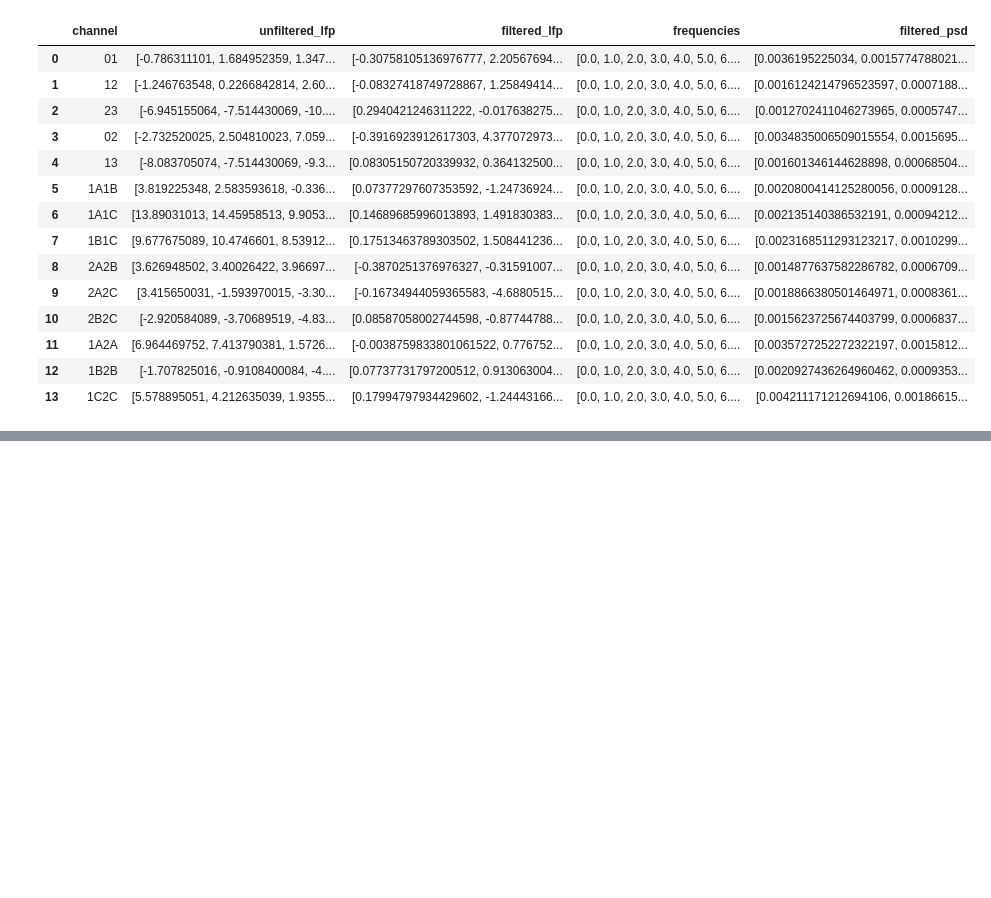
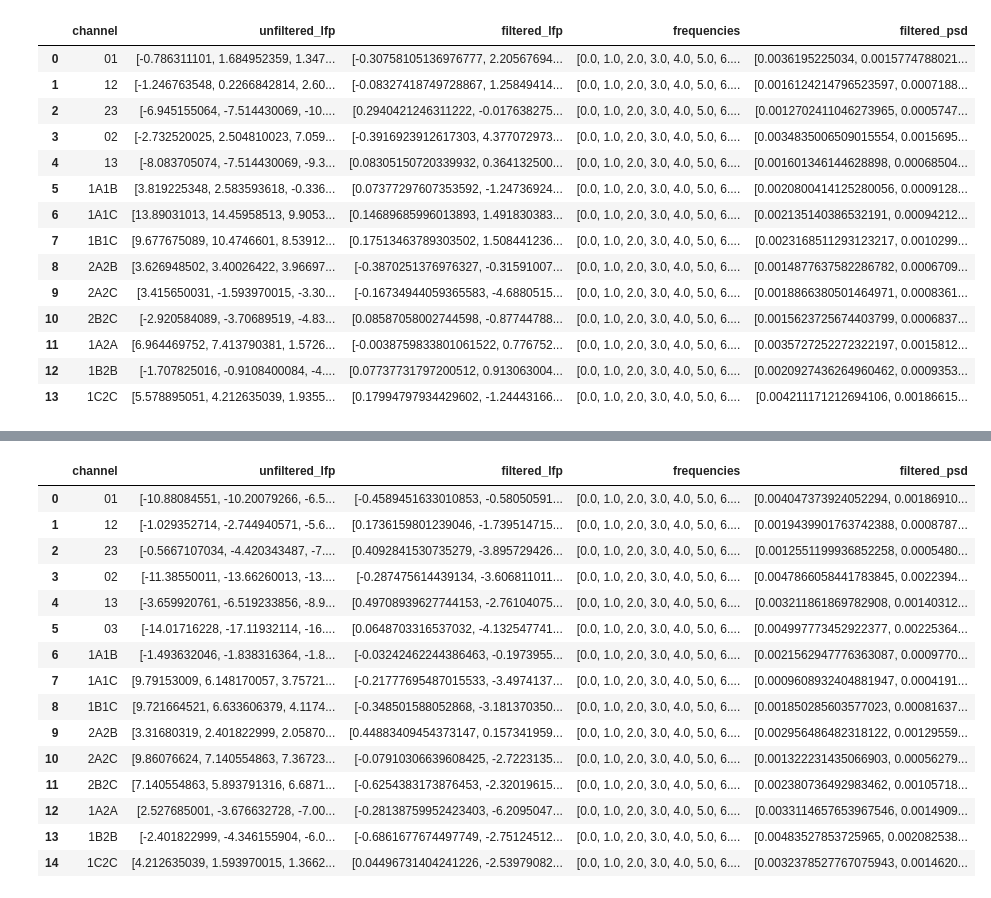
Before and after one commit to richardkoehler/Beta_profile, a Jupyter notebook: notebooks/1_beta_preprocessing.ipynb, the cells around one changed output, grey strips where cells are left out. Saved outputs shown, nothing was run; the diff lists cells and outputs as text; code cells hidden in the pictures; blank space fills up the shorter version.

```diff
--- a/notebooks/1_beta_preprocessing.ipynb
+++ b/notebooks/1_beta_preprocessing.ipynb
@@ -303,0 +368,30 @@ beta_profile[1]
+# %%
+import pickle
+
+# Specify the path to your .pkl file
+sub_path = io.check_or_create_sub_path(sub="019")
+file_path = os.path.join(sub_path, "time_series_and_power_details_sub-019_hem-Right_ses-fu3m_cond-m0s0.pkl")
+
+# Open the file and load the data
+with open(file_path, 'rb') as file:
+    data = pickle.load(file)
+
+# Now, data contains the contents of the .pkl file
+data
+# %% [output]
+|  | channel | unfiltered_lfp | filtered_lfp | frequencies | filtered_psd |
+| 0 | 01 | [-10.88084551, -10.20079266, -6.5... | [-0.4589451633010853, -0.58050591... | [0.0, 1.0, 2.0, 3.0, 4.0, 5.0, 6.... | [0.004047373924052294, 0.00186910... |
+| 1 | 12 | [-1.029352714, -2.744940571, -5.6... | [0.1736159801239046, -1.739514715... | [0.0, 1.0, 2.0, 3.0, 4.0, 5.0, 6.... | [0.0019439901763742388, 0.0008787... |
+| 2 | 23 | [-0.5667107034, -4.420343487, -7.... | [0.4092841530735279, -3.895729426... | [0.0, 1.0, 2.0, 3.0, 4.0, 5.0, 6.... | [0.0012551199936852258, 0.0005480... |
+| 3 | 02 | [-11.38550011, -13.66260013, -13.... | [-0.287475614439134, -3.606811011... | [0.0, 1.0, 2.0, 3.0, 4.0, 5.0, 6.... | [0.0047866058441783845, 0.0022394... |
+| 4 | 13 | [-3.659920761, -6.519233856, -8.9... | [0.49708939627744153, -2.76104075... | [0.0, 1.0, 2.0, 3.0, 4.0, 5.0, 6.... | [0.003211861869782908, 0.00140312... |
+| 5 | 03 | [-14.01716228, -17.11932114, -16.... | [0.0648703316537032, -4.132547741... | [0.0, 1.0, 2.0, 3.0, 4.0, 5.0, 6.... | [0.004997773452922377, 0.00225364... |
+| 6 | 1A1B | [-1.493632046, -1.838316364, -1.8... | [-0.03242462244386463, -0.1973955... | [0.0, 1.0, 2.0, 3.0, 4.0, 5.0, 6.... | [0.0021562947776363087, 0.0009770... |
+| 7 | 1A1C | [9.79153009, 6.148170057, 3.75721... | [-0.21777695487015533, -3.4974137... | [0.0, 1.0, 2.0, 3.0, 4.0, 5.0, 6.... | [0.0009608932404881947, 0.0004191... |
+| 8 | 1B1C | [9.721664521, 6.633606379, 4.1174... | [-0.348501588052868, -3.181370350... | [0.0, 1.0, 2.0, 3.0, 4.0, 5.0, 6.... | [0.001850285603577023, 0.00081637... |
+| 9 | 2A2B | [3.31680319, 2.401822999, 2.05870... | [0.44883409454373147, 0.157341959... | [0.0, 1.0, 2.0, 3.0, 4.0, 5.0, 6.... | [0.002956486482318122, 0.00129559... |
+| 10 | 2A2C | [9.86076624, 7.140554863, 7.36723... | [-0.07910306639608425, -2.7223135... | [0.0, 1.0, 2.0, 3.0, 4.0, 5.0, 6.... | [0.001322231435066903, 0.00056279... |
+| 11 | 2B2C | [7.140554863, 5.893791316, 6.6871... | [-0.6254383173876453, -2.32019615... | [0.0, 1.0, 2.0, 3.0, 4.0, 5.0, 6.... | [0.002380736492983462, 0.00105718... |
+| 12 | 1A2A | [2.527685001, -3.676632728, -7.00... | [-0.28138759952423403, -6.2095047... | [0.0, 1.0, 2.0, 3.0, 4.0, 5.0, 6.... | [0.0033114657653967546, 0.0014909... |
+| 13 | 1B2B | [-2.401822999, -4.346155904, -6.0... | [-0.6861677674497749, -2.75124512... | [0.0, 1.0, 2.0, 3.0, 4.0, 5.0, 6.... | [0.00483527853725965, 0.002082538... |
+| 14 | 1C2C | [4.212635039, 1.593970015, 1.3662... | [0.04496731404241226, -2.53979082... | [0.0, 1.0, 2.0, 3.0, 4.0, 5.0, 6.... | [0.0032378527767075943, 0.0014620... |
```
Also changed, not shown: parts of 4 cells of this notebook, 4 other files.
